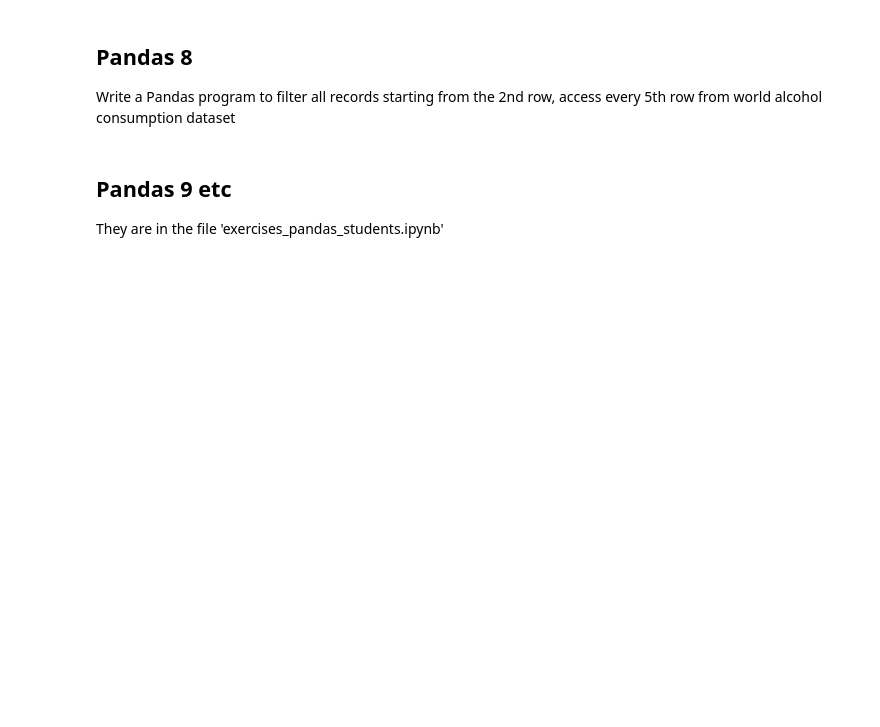
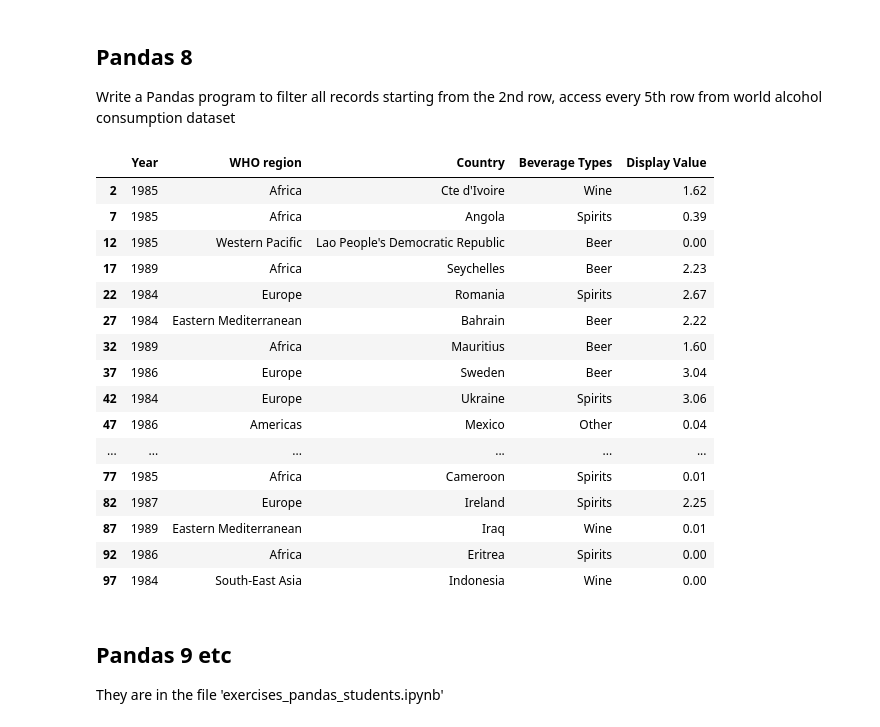
Before and after one commit to ghilu91/exercises_pandas_numpy, a Jupyter notebook: exercises_pandas_alcohol.ipynb, the cells around one changed output. Drawn from its saved outputs; the diff is of its cells as text; code cells hidden in the pictures; blank space fills up the shorter version.

```diff
--- a/exercises_pandas_alcohol.ipynb
+++ b/exercises_pandas_alcohol.ipynb
@@ -31,6 +136,26 @@ Write a Pandas program to select consecutive columns and also select rows with I
 ## Pandas 8
 
 Write a Pandas program to filter all records starting from the 2nd row, access every 5th row from world alcohol consumption dataset
+# %%
+df.iloc[2::5]
+# %% [output]
+|  | Year | WHO region | Country | Beverage Types | Display Value |
+| 2 | 1985 | Africa | Cte d'Ivoire | Wine | 1.62 |
+| 7 | 1985 | Africa | Angola | Spirits | 0.39 |
+| 12 | 1985 | Western Pacific | Lao People's Democratic Republic | Beer | 0.00 |
+| 17 | 1989 | Africa | Seychelles | Beer | 2.23 |
+| 22 | 1984 | Europe | Romania | Spirits | 2.67 |
+| 27 | 1984 | Eastern Mediterranean | Bahrain | Beer | 2.22 |
+| 32 | 1989 | Africa | Mauritius | Beer | 1.60 |
+| 37 | 1986 | Europe | Sweden | Beer | 3.04 |
+| 42 | 1984 | Europe | Ukraine | Spirits | 3.06 |
+| 47 | 1986 | Americas | Mexico | Other | 0.04 |
+| ... | ... | ... | ... | ... | ... |
+| 77 | 1985 | Africa | Cameroon | Spirits | 0.01 |
+| 82 | 1987 | Europe | Ireland | Spirits | 2.25 |
+| 87 | 1989 | Eastern Mediterranean | Iraq | Wine | 0.01 |
+| 92 | 1986 | Africa | Eritrea | Spirits | 0.00 |
+| 97 | 1984 | South-East Asia | Indonesia | Wine | 0.00 |
 # %% [markdown]
 ## Pandas 9 etc
 
```
Also changed, not shown: parts of 9 cells of this notebook.
